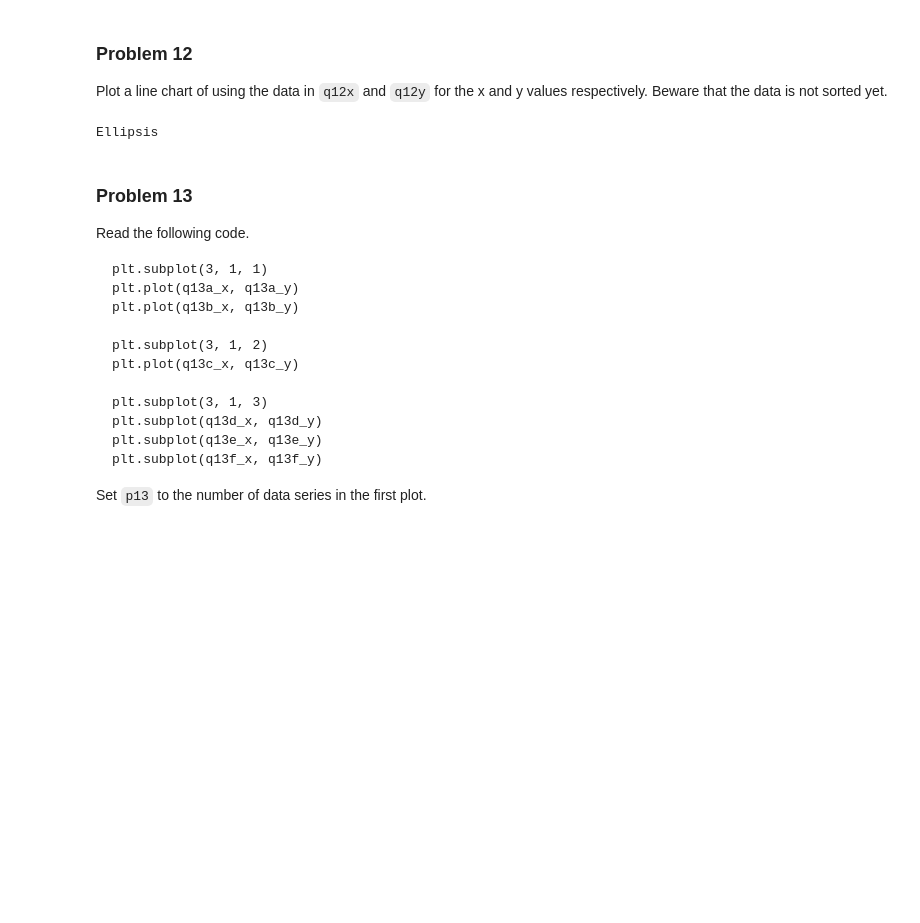
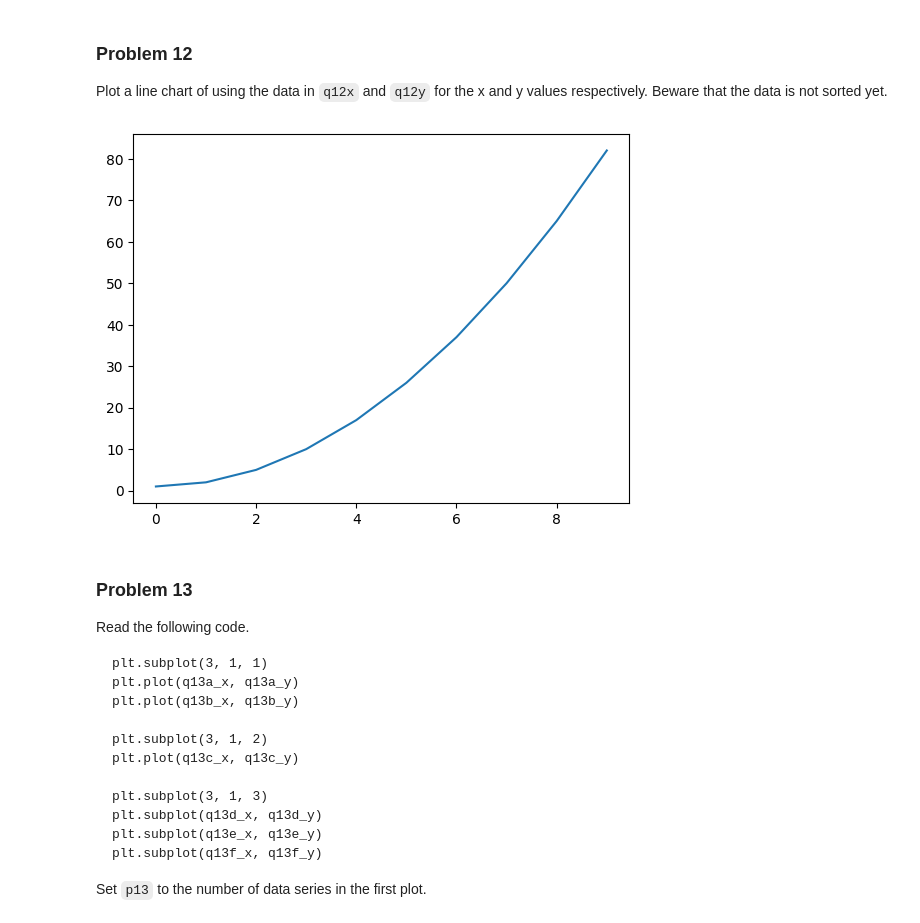
Before and after one commit to apand023/dx602-homework-05, a Jupyter notebook: homework.ipynb, the cells around one changed output. Cells and saved outputs as stored; diff of their text form; code cells hidden in the pictures; blank space fills up the shorter version.

```diff
--- a/homework.ipynb
+++ b/homework.ipynb
@@ -325,12 +325,18 @@ Beware that the data is not sorted yet.
 
 q12x = [1, 9, 5, 7, 8, 2, 0, 3, 6, 4]
 q12y = [x**2 + 1 for x in q12x]
-# %%
-# YOUR CHANGES HERE
-
-...
-# %% [output]
-Ellipsis
+# %%
+# YOUR CHANGES HERE
+
+x = np.array(q12x)
+y = np.array(q12y)
+sorted_values = np.argsort(x)
+x_sorted = x[sorted_values]
+y_sorted = y[sorted_values]
+plt.plot(x_sorted, y_sorted)
+plt.show()
+# %% [output]
+[figure, added]
 # %% [markdown]
 ### Problem 13
 
```
